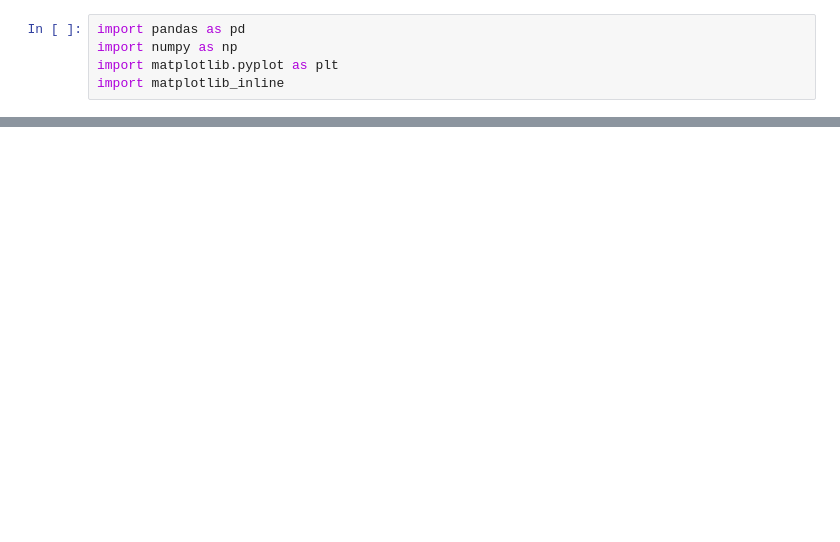
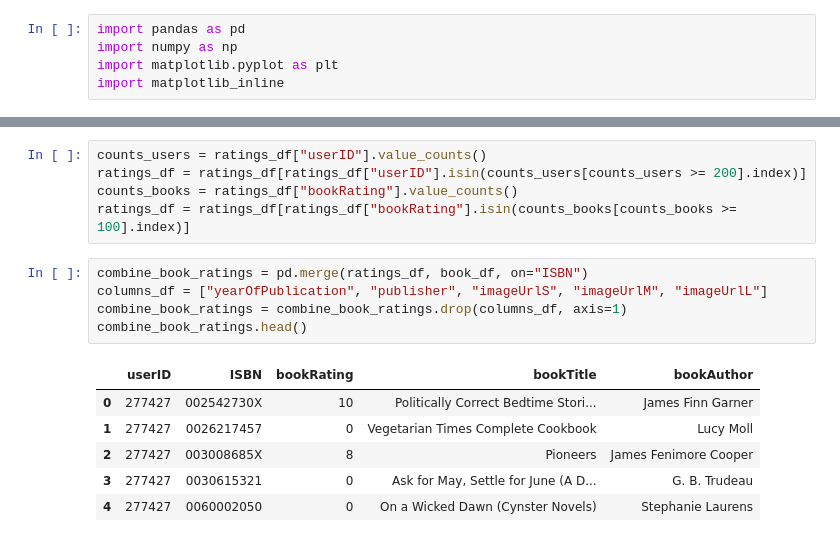
Before and after one commit to Thomasayanfeoluwa/Recommendation-Systems, a Jupyter notebook: book_kkn.ipynb, the cells around one changed output, grey strips where cells are left out. Drawn from its saved outputs; the diff is of its cells as text; blank space fills up the shorter version.

```diff
--- a/book_kkn.ipynb
+++ b/book_kkn.ipynb
@@ -20,0 +51,17 @@ plt.rc("font", size=)
+# %%
+counts_users = ratings_df["userID"].value_counts()
+ratings_df = ratings_df[ratings_df["userID"].isin(counts_users[counts_users >= 200].index)]
+counts_books = ratings_df["bookRating"].value_counts()
+ratings_df = ratings_df[ratings_df["bookRating"].isin(counts_books[counts_books >= 100].index)]
+# %%
+combine_book_ratings = pd.merge(ratings_df, book_df, on="ISBN")
+columns_df = ["yearOfPublication", "publisher", "imageUrlS", "imageUrlM", "imageUrlL"]
+combine_book_ratings = combine_book_ratings.drop(columns_df, axis=1)
+combine_book_ratings.head()
+# %% [output]
+|  | userID | ISBN | bookRating | bookTitle | bookAuthor |
+| 0 | 277427 | 002542730X | 10 | Politically Correct Bedtime Stori... | James Finn Garner |
+| 1 | 277427 | 0026217457 | 0 | Vegetarian Times Complete Cookbook | Lucy Moll |
+| 2 | 277427 | 003008685X | 8 | Pioneers | James Fenimore Cooper |
+| 3 | 277427 | 0030615321 | 0 | Ask for May, Settle for June (A D... | G. B. Trudeau |
+| 4 | 277427 | 0060002050 | 0 | On a Wicked Dawn (Cynster Novels) | Stephanie Laurens |
```
Also changed, not shown: parts of 7 cells of this notebook, 1 other file.
